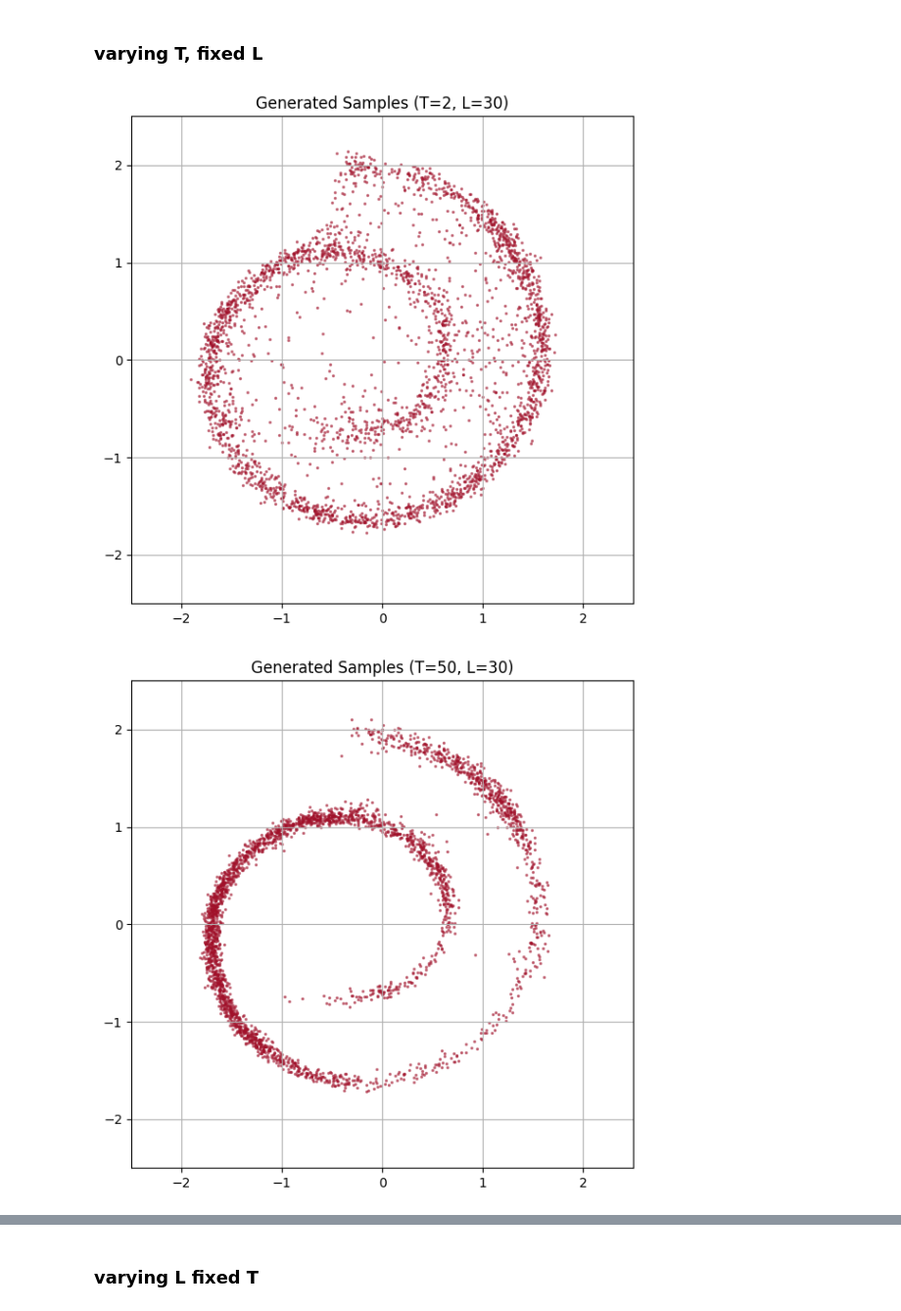
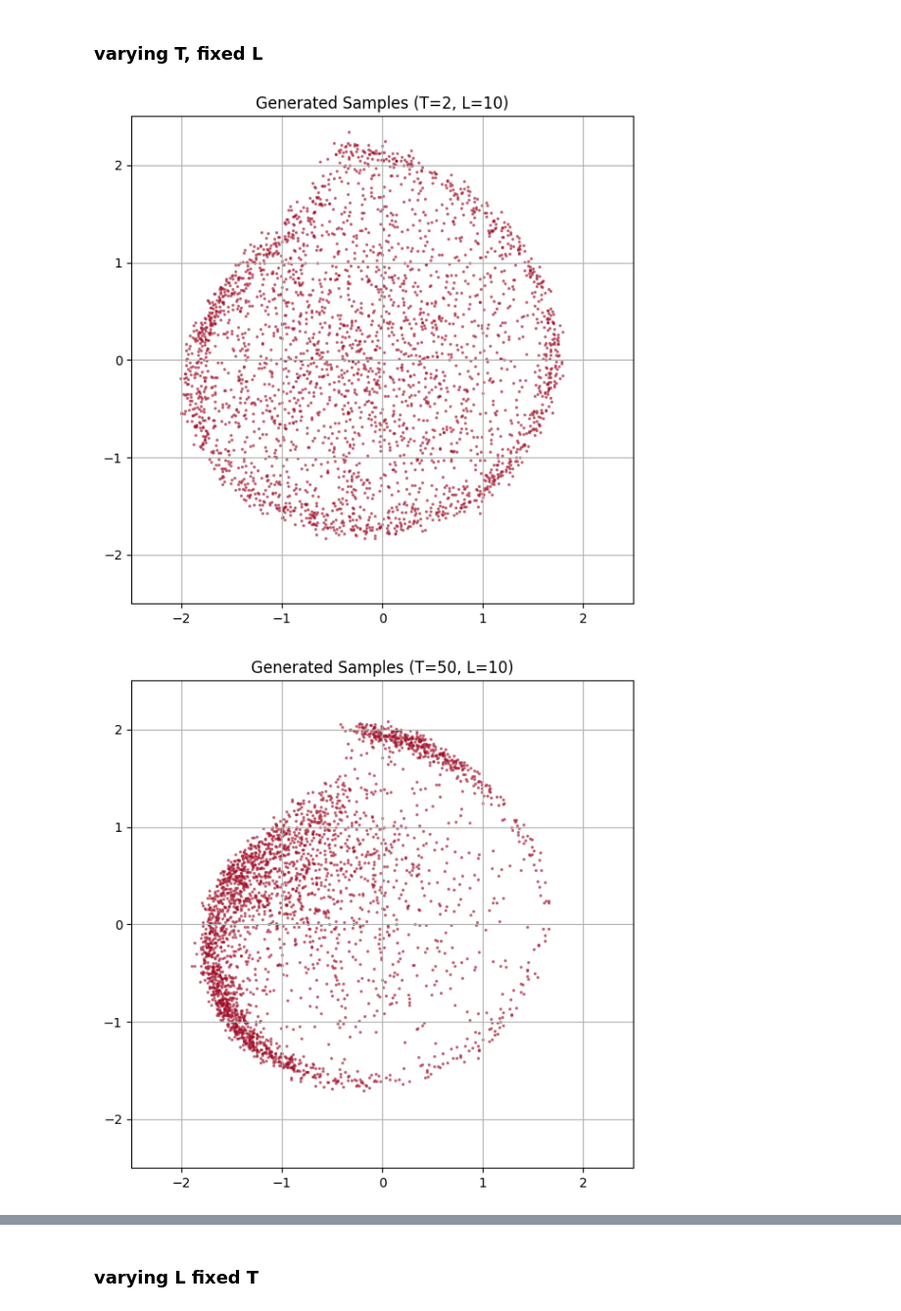
Before and after one commit to sj-rai/annealed-langevin-dsm, a Jupyter notebook: experiment.ipynb, the cells around one changed output, grey strips where cells are left out. Shown at 98% size. Drawn from its saved outputs; the diff is of its cells as text; code cells hidden in the pictures.

```diff
--- a/experiment.ipynb
+++ b/experiment.ipynb
@@ -62,7 +69,7 @@ class ScoreNetwork(nn.Module):
 # %% [markdown]
 ### L = noise Levels
 # %%
-L = 30                 # Number of noise scales
+L = 10                 # Number of noise scales
 sigma_1 = 1.0           # High noise (blankets the empty canvas space)
 sigma_L = 0.01          # Low noise (resolves fine structure)
 # %%
@@ -186,0 +271,21 @@ def sample_annealed_langevin(network, sigmas, n_samples=1000, T=20, eps=0.00002)
+# %%
+final_pts, fine_history = sample_annealed_langevin_fine_tracking(network, sigmas, n_samples=1000, T=100)
+
+# Create a 3x3 grid (3 distinct noise levels x 3 inner steps each)
+fig, axes = plt.subplots(3, 3, figsize=(14, 12))
+
+for idx, snapshot in enumerate(fine_history):
+    row = idx // 3  # Maps to the noise level group
+    col = idx % 3   # Maps to inner step t
+
+    ax = axes[row, col]
+    pts = snapshot['points']
+
+    ax.scatter(pts[:, 0], pts[:, 1], s=1.5, alpha=0.5, color="purple")
+    ax.set_title(f"Level {snapshot['level']} | Langevin Step {snapshot['inner_step']}")
+    ax.set_xlim(-2.5, 2.5)
+    ax.set_ylim(-2.5, 2.5)
+    ax.grid(True, alpha=0.2)
+
+plt.tight_layout()
+plt.show()
@@ -234,10 +343,10 @@ samples_T_50 = sample_annealed_langevin(network, sigmas, n_samples=3000, T=50)
 samples_T_100 = sample_annealed_langevin(network, sigmas, n_samples=3000, T=100)
 samples_T_200 = sample_annealed_langevin(network, sigmas, n_samples=3000, T=200)
 # %%
-plot_samples(dataset, samples_T_2, "Generated Samples (T=2, L=30)", False)
-plot_samples(dataset, samples_T_50, "Generated Samples (T=50, L=30)", False)
-plot_samples(dataset, samples_T_100, "Generated Samples (T=100, L=30)", False)
-plot_samples(dataset, samples_T_200, "Generated Samples (T=200, L=30)", False)
+plot_samples(dataset, samples_T_2, "Generated Samples (T=2, L=10)", False)
+plot_samples(dataset, samples_T_50, "Generated Samples (T=50, L=10)", False)
+plot_samples(dataset, samples_T_100, "Generated Samples (T=100, L=10)", False)
+plot_samples(dataset, samples_T_200, "Generated Samples (T=200, L=10)", False)
 # %% [output]
-[figure, old version]
+[figure, new version]
-[figure, old version]
+[figure, new version]
```
Also changed, not shown: parts of 42 cells of this notebook, 21 other files.
